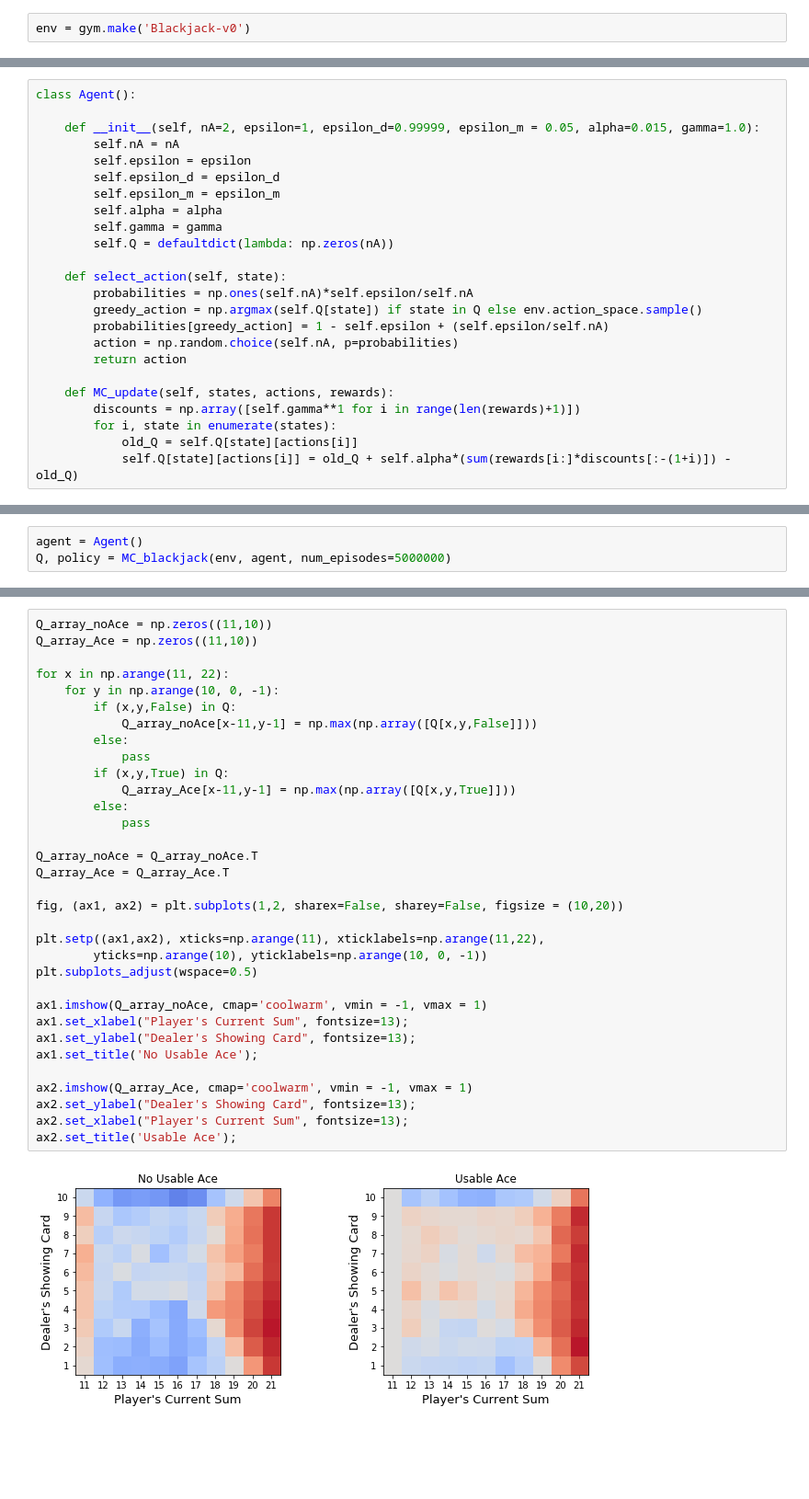
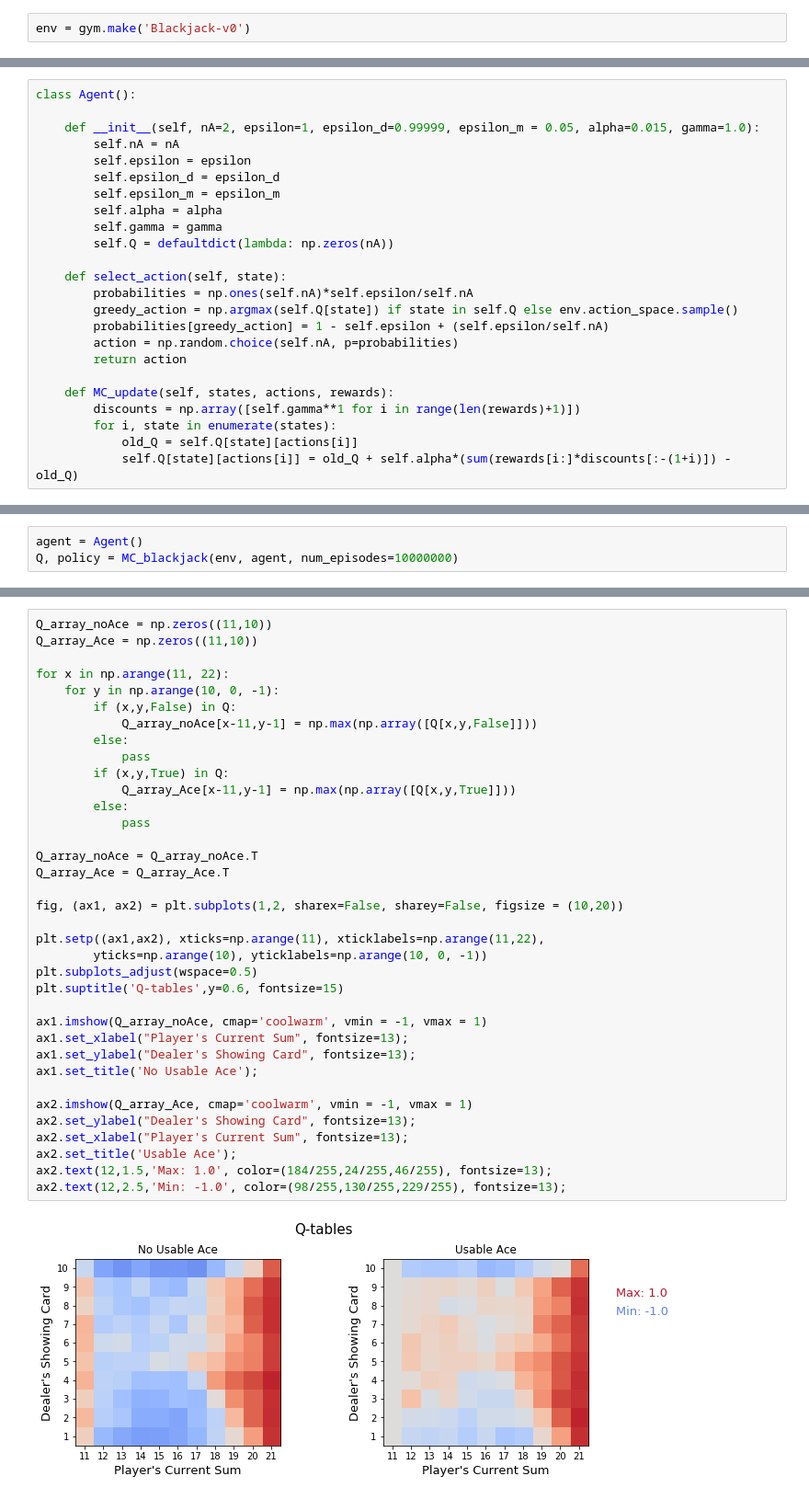
Before and after one commit to andrefmsmith/amsRL_openAIgym, a Jupyter notebook: AMS_Blackjack.ipynb, the cells around one changed output, grey strips where cells are left out. Shown: that part at 92% size. Saved outputs shown, nothing was run; the diff lists cells and outputs as text; blank space fills up the shorter version.

Commit message:
Finalised
Write markdown descriptions, just_play function, get final policy from 10M games and display graphically.

```diff
--- a/AMS_Blackjack.ipynb
+++ b/AMS_Blackjack.ipynb
@@ -20,7 +28,7 @@ class Agent():
 
     def select_action(self, state):
         probabilities = np.ones(self.nA)*self.epsilon/self.nA
-        greedy_action = np.argmax(self.Q[state]) if state in Q else env.action_space.sample()
+        greedy_action = np.argmax(self.Q[state]) if state in self.Q else env.action_space.sample()
         probabilities[greedy_action] = 1 - self.epsilon + (self.epsilon/self.nA)
         action = np.random.choice(self.nA, p=probabilities)
         return action
@@ -129,4 +72,4 @@ def plot_policy(policy):
 # %%
 agent = Agent()
-Q, policy = MC_blackjack(env, agent, num_episodes=5000000)
+Q, policy = MC_blackjack(env, agent, num_episodes=10000000)
 # %% [output]
@@ -151,31 +86,34 @@ Q_array_Ace = np.zeros((11,10))
 for x in np.arange(11, 22):
     for y in np.arange(10, 0, -1):
         if (x,y,False) in Q:
             Q_array_noAce[x-11,y-1] = np.max(np.array([Q[x,y,False]]))
         else:
             pass
         if (x,y,True) in Q:
             Q_array_Ace[x-11,y-1] = np.max(np.array([Q[x,y,True]]))
         else:
             pass
 
 Q_array_noAce = Q_array_noAce.T
 Q_array_Ace = Q_array_Ace.T
 
 fig, (ax1, ax2) = plt.subplots(1,2, sharex=False, sharey=False, figsize = (10,20))
 
 plt.setp((ax1,ax2), xticks=np.arange(11), xticklabels=np.arange(11,22),
         yticks=np.arange(10), yticklabels=np.arange(10, 0, -1))
 plt.subplots_adjust(wspace=0.5)
+plt.suptitle('Q-tables',y=0.6, fontsize=15)
 
 ax1.imshow(Q_array_noAce, cmap='coolwarm', vmin = -1, vmax = 1)
 ax1.set_xlabel("Player's Current Sum", fontsize=13);
 ax1.set_ylabel("Dealer's Showing Card", fontsize=13);
 ax1.set_title('No Usable Ace');
 
 ax2.imshow(Q_array_Ace, cmap='coolwarm', vmin = -1, vmax = 1)
 ax2.set_ylabel("Dealer's Showing Card", fontsize=13);
 ax2.set_xlabel("Player's Current Sum", fontsize=13);
 ax2.set_title('Usable Ace');
+ax2.text(12,1.5,'Max: 1.0', color=(184/255,24/255,46/255), fontsize=13);
+ax2.text(12,2.5,'Min: -1.0', color=(98/255,130/255,229/255), fontsize=13);
 # %% [output]
-[figure, old version]
+[figure, new version]
```
Also changed, not shown: parts of 15 cells of this notebook.
